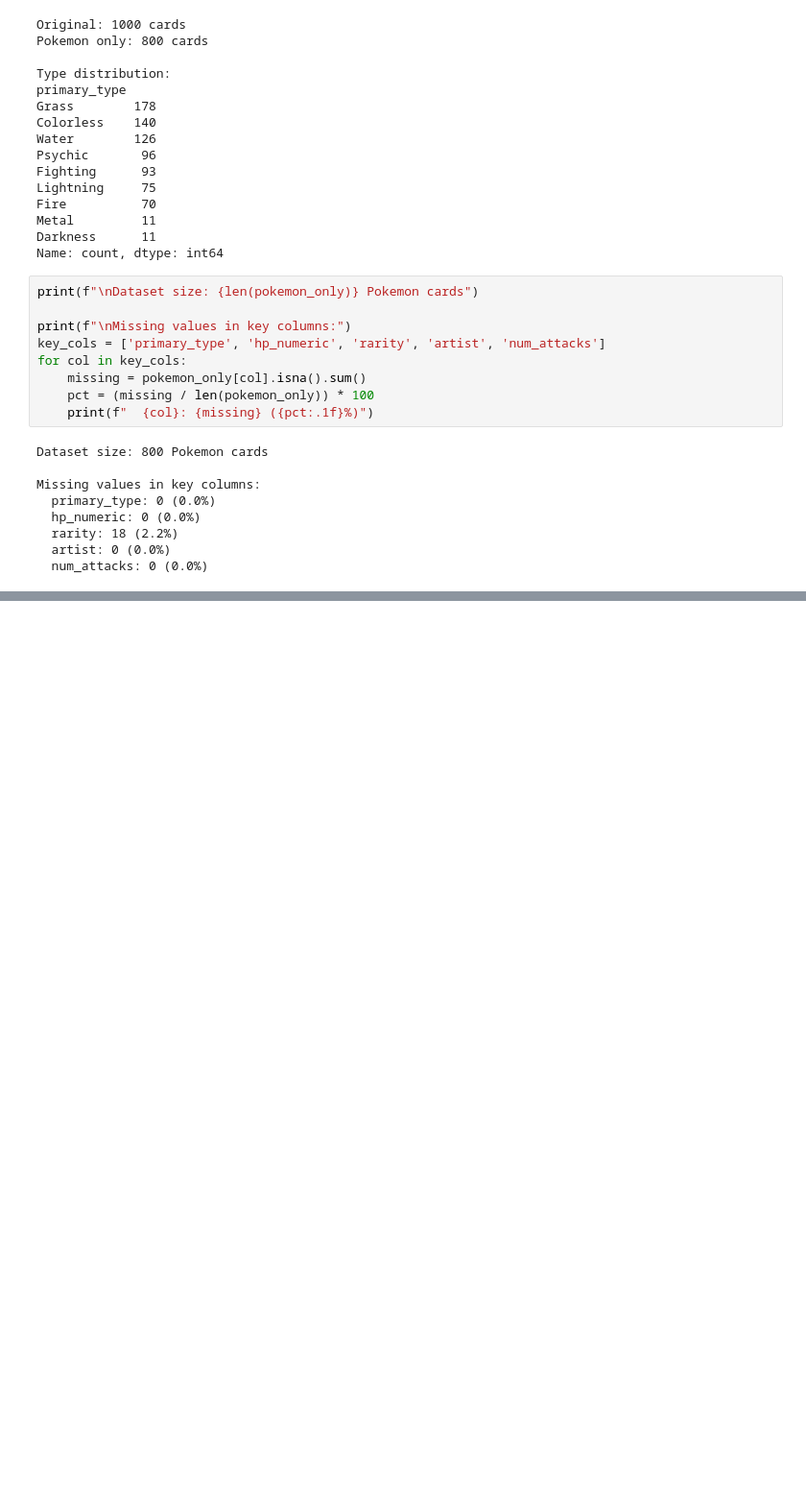
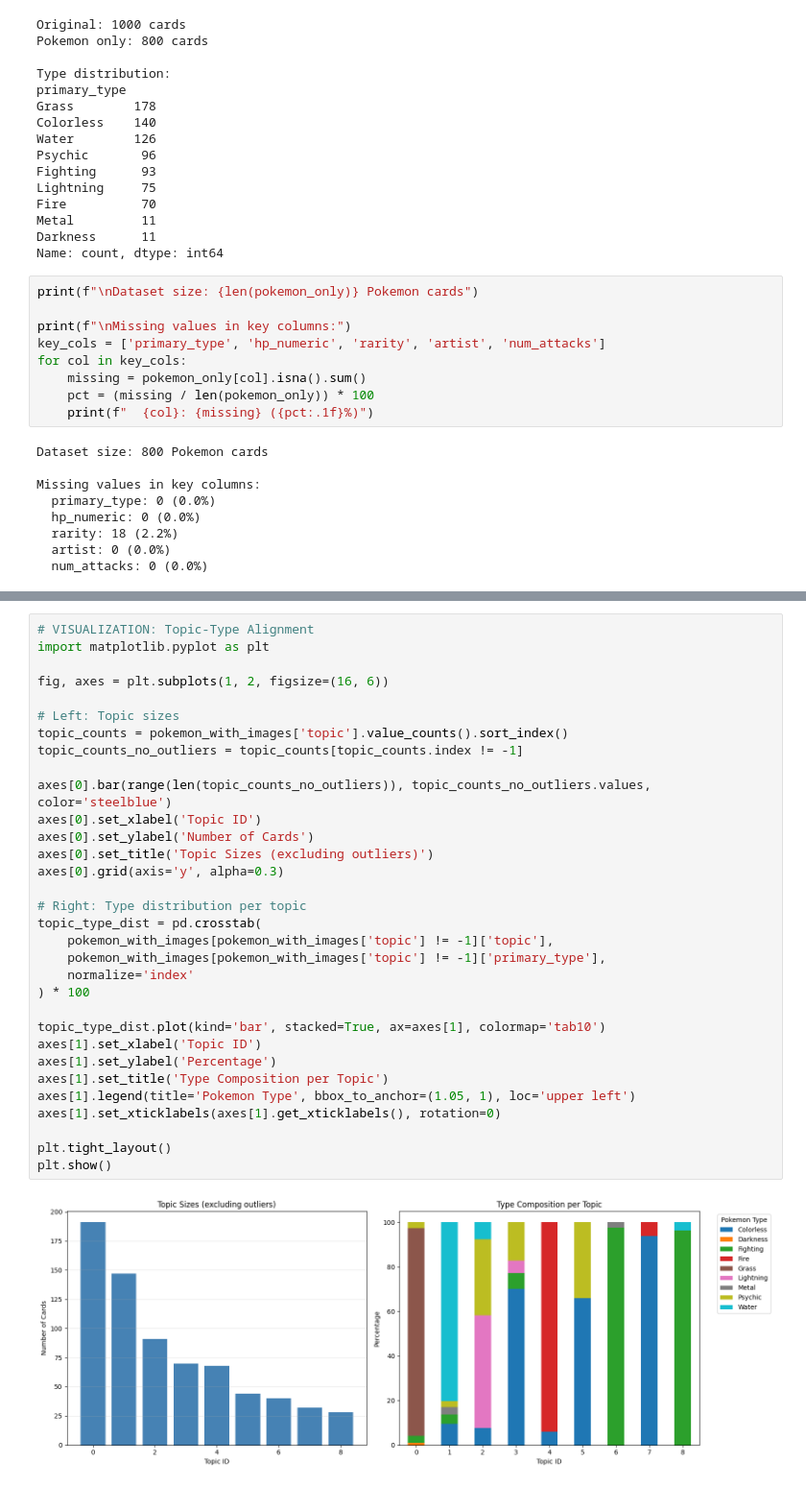
Before and after one commit to miketheofan/msc-in-data-science, a Jupyter notebook: visual-data-predictions/visual-data-predictions.ipynb, the cells around one changed output, grey strips where cells are left out. Shown at 96% size. Saved outputs shown, nothing was run; the diff lists cells and outputs as text; blank space fills up the shorter version.

```diff
--- a/visual-data-predictions/visual-data-predictions.ipynb
+++ b/visual-data-predictions/visual-data-predictions.ipynb
@@ -279,0 +571,34 @@ Missing values in key columns:
+# %%
+# VISUALIZATION: Topic-Type Alignment
+import matplotlib.pyplot as plt
+
+fig, axes = plt.subplots(1, 2, figsize=(16, 6))
+
+# Left: Topic sizes
+topic_counts = pokemon_with_images['topic'].value_counts().sort_index()
+topic_counts_no_outliers = topic_counts[topic_counts.index != -1]
+
+axes[0].bar(range(len(topic_counts_no_outliers)), topic_counts_no_outliers.values, color='steelblue')
+axes[0].set_xlabel('Topic ID')
+axes[0].set_ylabel('Number of Cards')
+axes[0].set_title('Topic Sizes (excluding outliers)')
+axes[0].grid(axis='y', alpha=0.3)
+
+# Right: Type distribution per topic
+topic_type_dist = pd.crosstab(
+    pokemon_with_images[pokemon_with_images['topic'] != -1]['topic'],
+    pokemon_with_images[pokemon_with_images['topic'] != -1]['primary_type'],
+    normalize='index'
+) * 100
+
+topic_type_dist.plot(kind='bar', stacked=True, ax=axes[1], colormap='tab10')
+axes[1].set_xlabel('Topic ID')
+axes[1].set_ylabel('Percentage')
+axes[1].set_title('Type Composition per Topic')
+axes[1].legend(title='Pokemon Type', bbox_to_anchor=(1.05, 1), loc='upper left')
+axes[1].set_xticklabels(axes[1].get_xticklabels(), rotation=0)
+
+plt.tight_layout()
+plt.show()
+# %% [output]
+[figure, added]
```
Also changed, not shown: parts of 7 cells of this notebook.
